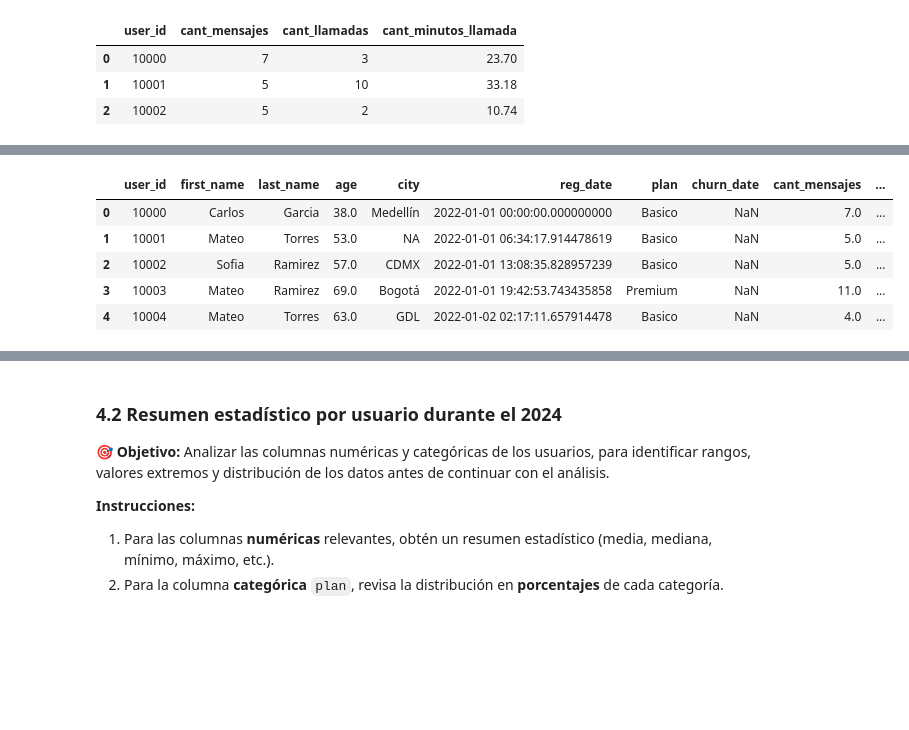
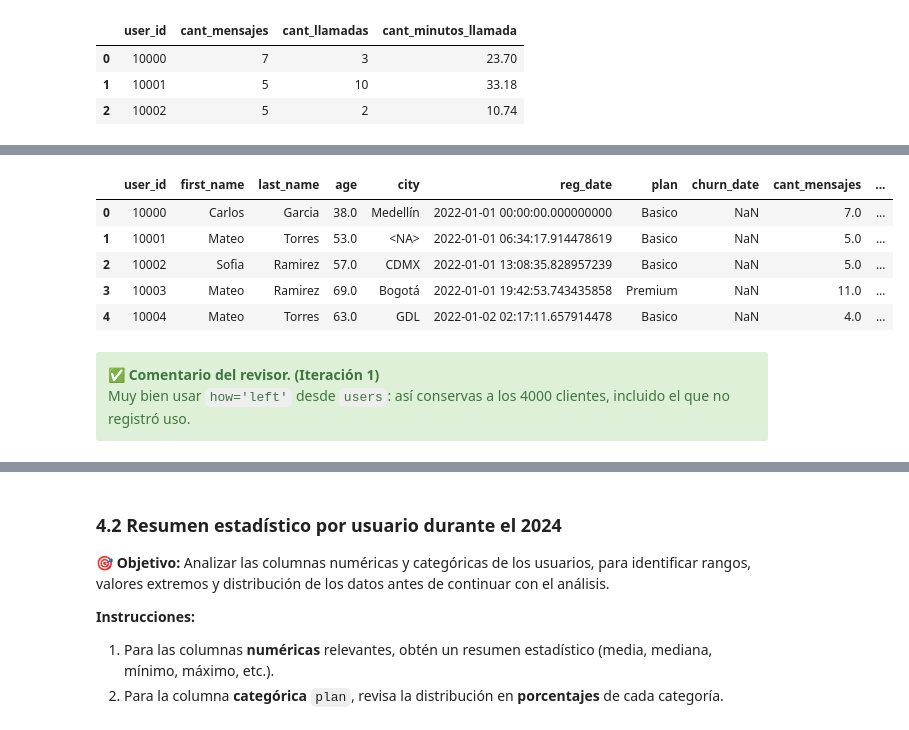
Before and after one commit to marcelaenrigue/sprint7-final-project, a Jupyter notebook: S7 Version-Estudiante-Project-ConnectaTel (1).ipynb, the cells around one changed output, grey strips where cells are left out. Drawn from its saved outputs; the diff is of its cells as text; code cells hidden in the pictures; blank space fills up the shorter version.

```diff
--- a/S7 Version-Estudiante-Project-ConnectaTel (1).ipynb
+++ b/S7 Version-Estudiante-Project-ConnectaTel (1).ipynb
@@ -447,7 +580,7 @@ Aplicar reglas de limpieza para reemplazar valores sentinels y corregir fechas i
 - Marca como nulas (`pd.NA`) las fechas fuera de rango.
 # %%
 # Reemplazar -999 por la mediana de age
-age_mediana = users['age'].median()
+age_mediana = users.loc[users['age'] != -999, 'age'].median()
 users['age'] = users['age'].replace(-999, age_mediana)
 
 # Verificar cambios
@@ -465,7 +608,8 @@ Name: age, dtype: float64
 # %%
 # Reemplazar ? por NA en city
-users['city'] = users['city'].replace("?", "NA")
+users['city'] = users['city'].replace("?", pd.NA)
 
 # Verificar cambios
-users['city'].value_counts()
+print('Nulos city:', users['city'].isna().sum())
+users['city'].value_counts(dropna=False)
 # %% [output]
@@ -480,6 +635,6 @@ Name: city, dtype: int64
 # %%
 # Marcar fechas futuras como NA para reg_date
-users.loc[users['reg_date'] > '2024-12-31', 'reg_date'] = pd.NaT
+users.loc[users['reg_date'].dt.year > 2024, 'reg_date'] = pd.NaT
 
 # Verificar cambios
 users['reg_date'].isna().sum()
@@ -575,11 +770,27 @@ usage_agg.head(3)
 # %%
 # Combinar la tabla agregada con el dataset de usuarios
+# Combinar los datasets
 user_profile = users.merge(usage_agg, on='user_id', how='left')
+
+# Completar con cero el consumo del usuario sin actividad
+columnas_consumo = [
+    'cant_mensajes',
+    'cant_llamadas',
+    'cant_minutos_llamada'
+]
+
+user_profile[columnas_consumo] = user_profile[columnas_consumo].fillna(0)
+
 user_profile.head(5)
 # %% [output]
 |  | user_id | first_name | last_name | age | city | reg_date | plan | churn_date | cant_mensajes | ... |
 | 0 | 10000 | Carlos | Garcia | 38.0 | Medellín | 2022-01-01 00:00:00.000000000 | Basico | NaN | 7.0 | ... |
-| 1 | 10001 | Mateo | Torres | 53.0 | NA | 2022-01-01 06:34:17.914478619 | Basico | NaN | 5.0 | ... |
+| 1 | 10001 | Mateo | Torres | 53.0 | <NA> | 2022-01-01 06:34:17.914478619 | Basico | NaN | 5.0 | ... |
 | 2 | 10002 | Sofia | Ramirez | 57.0 | CDMX | 2022-01-01 13:08:35.828957239 | Basico | NaN | 5.0 | ... |
 | 3 | 10003 | Mateo | Ramirez | 69.0 | Bogotá | 2022-01-01 19:42:53.743435858 | Premium | NaN | 11.0 | ... |
 | 4 | 10004 | Mateo | Torres | 63.0 | GDL | 2022-01-02 02:17:11.657914478 | Basico | NaN | 4.0 | ... |
+# %% [markdown]
+<div class="alert alert-block alert-success">
+<b>✅ Comentario del revisor. (Iteración 1)</b> <a class="tocSkip"></a><br>
+Muy bien usar <code>how='left'</code> desde <code>users</code>: así conservas a los 4000 clientes, incluido el que no registró uso.
+</div>
```
Also changed, not shown: parts of 85 cells of this notebook.
